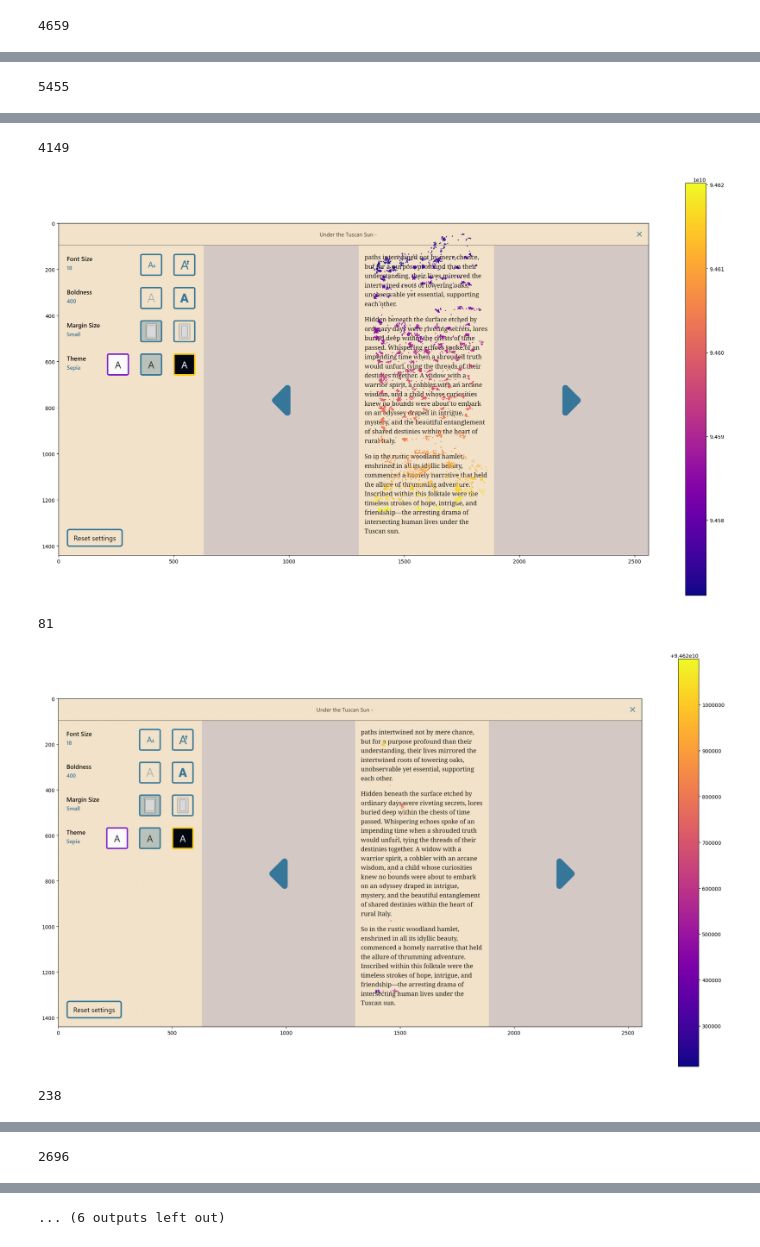
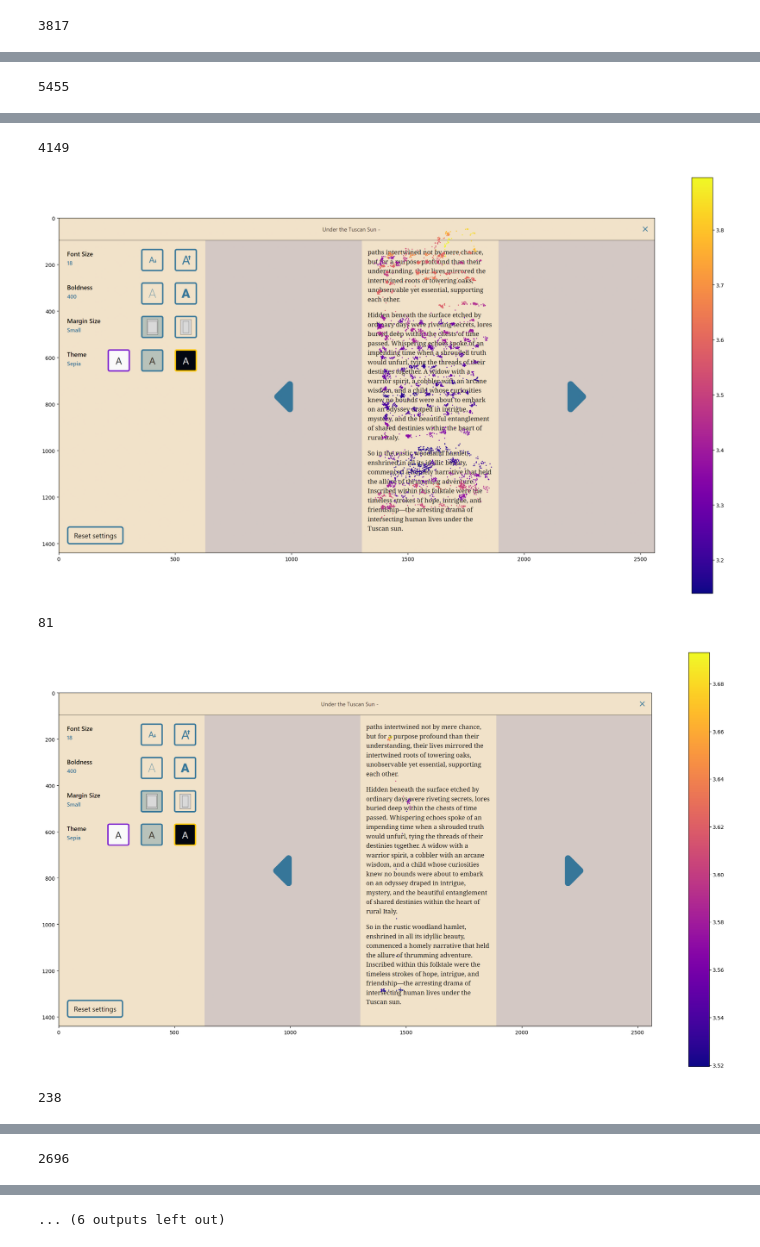
Before and after one commit to SlimShadyIAm/flow, a Jupyter notebook: apps/backend/plot-data-on-image-with-pupil-size.ipynb, the cells around one changed output, grey strips where cells are left out. Saved outputs shown, nothing was run; the diff lists cells and outputs as text; code cells hidden in the pictures.

Commit message:
Removed the first data from first book for participant 998

```diff
--- a/apps/backend/plot-data-on-image-with-pupil-size.ipynb
+++ b/apps/backend/plot-data-on-image-with-pupil-size.ipynb
@@ -48,14 +48,16 @@ for participant in participant_ids:
         df["pupil_diameter"] = df[["left_pupil_diameter", "right_pupil_diameter"]].mean(
             axis=1
         )
+
         # Calculate the rolling average
         df["pupil_diameter"] = df["pupil_diameter"].rolling(50).mean()
+
+        # For participant 998 in the first book
+        # Remove the ones where pupil diameter is more than 4,5
+        if (book.id == 11 and participant == 998):
+            df = df[df["pupil_diameter"] < 4.5]
+
         df = df.dropna(subset=["pupil_diameter"])
-
-        # Normalize the pupil diameter for use in the colour of the plot
-        df["normalized_pupil_diameter"] = (
-            df["pupil_diameter"] - df["pupil_diameter"].min()
-        ) / (df["pupil_diameter"].max() - df["pupil_diameter"].min())
 
         # Add the df back to the GAZE_DATA_BOOK
         GAZE_DATA_BOOK["data"] = df.to_dict("records")
@@ -118,11 +120,11 @@ for participant in participant_ids:
             p = ax.scatter(
                 x,
                 y,
-                c=df_page["system_time_stamp"],
+                c=df_page["pupil_diameter"],
                 cmap="plasma",
                 s=1,
             )
             plt.colorbar(p)
             plt.show()
 # %% [output]
-4659
+3817
@@ -132,5 +134,5 @@ for participant in participant_ids:
 4149
-[figure, old version]
+[figure, new version]
 81
-[figure, old version]
+[figure, new version]
 238
```
Also changed, not shown: parts of 1 cell of this notebook.
